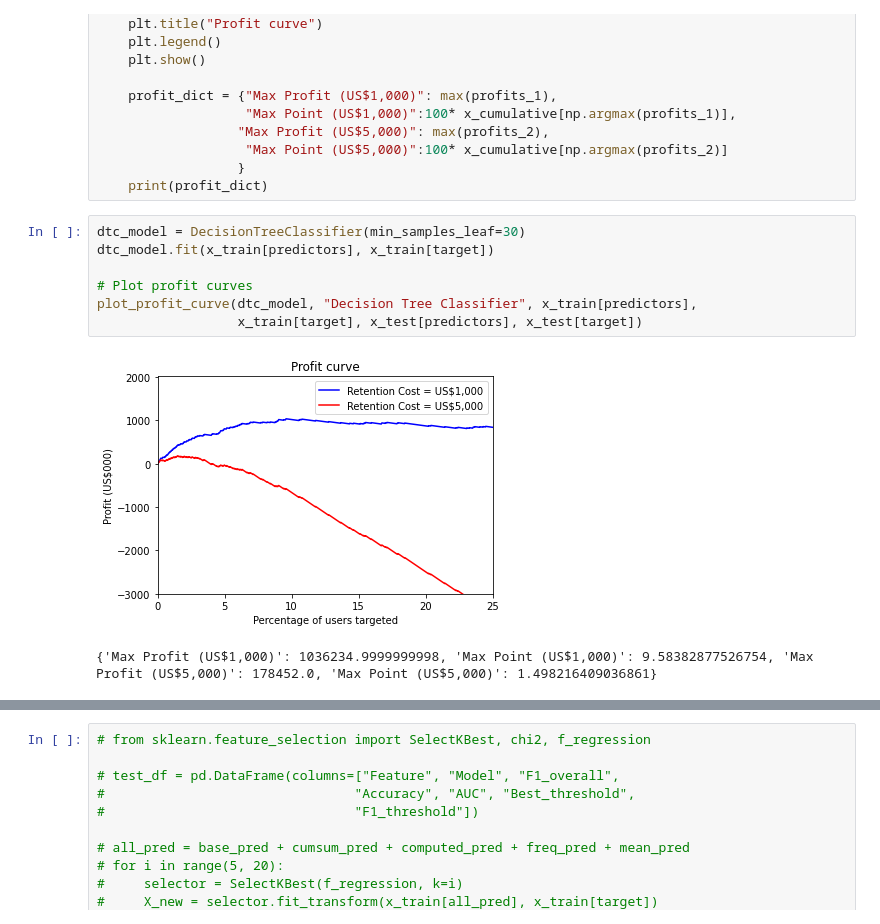
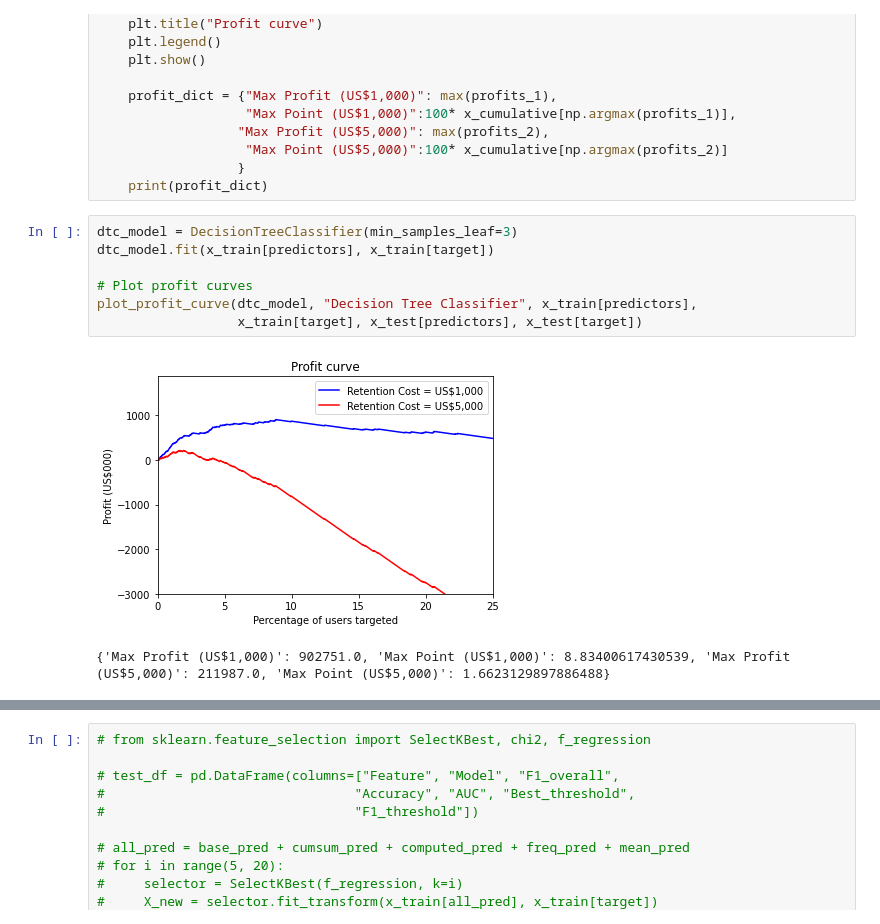
Before and after one commit to ceciliastern/ds_term_project, a Jupyter notebook: Model (Snapshot) - Happiness Dataset.ipynb, the cells around one changed output, grey strips where cells are left out. Drawn from its saved outputs; the diff is of its cells as text.

```diff
--- a/Model (Snapshot) - Happiness Dataset.ipynb
+++ b/Model (Snapshot) - Happiness Dataset.ipynb
@@ -1089,15 +1089,15 @@ def plot_profit_curve(model, model_name, sub_X_train, sub_y_train, X_validation,
                   }
     print(profit_dict)
 # %%
-dtc_model = DecisionTreeClassifier(min_samples_leaf=30)
+dtc_model = DecisionTreeClassifier(min_samples_leaf=3)
 dtc_model.fit(x_train[predictors], x_train[target])
 
 # Plot profit curves
 plot_profit_curve(dtc_model, "Decision Tree Classifier", x_train[predictors],
                   x_train[target], x_test[predictors], x_test[target])
 # %% [output]
-[figure, old version]
+[figure, new version]
-{'Max Profit (US$1,000)': 1036234.9999999998, 'Max Point (US$1,000)': 9.58382877526754, 'Max Profit (US$5,000)': 178452.0, 'Max Point (US$5,000)': 1.498216409036861}
+{'Max Profit (US$1,000)': 902751.0, 'Max Point (US$1,000)': 8.83400617430539, 'Max Profit (US$5,000)': 211987.0, 'Max Point (US$5,000)': 1.6623129897886488}
 # %%
 len(x_test[x_test[target]==True])/len(x_test)
 # %% [output]
```
Also changed, not shown: parts of 10 cells of this notebook.
